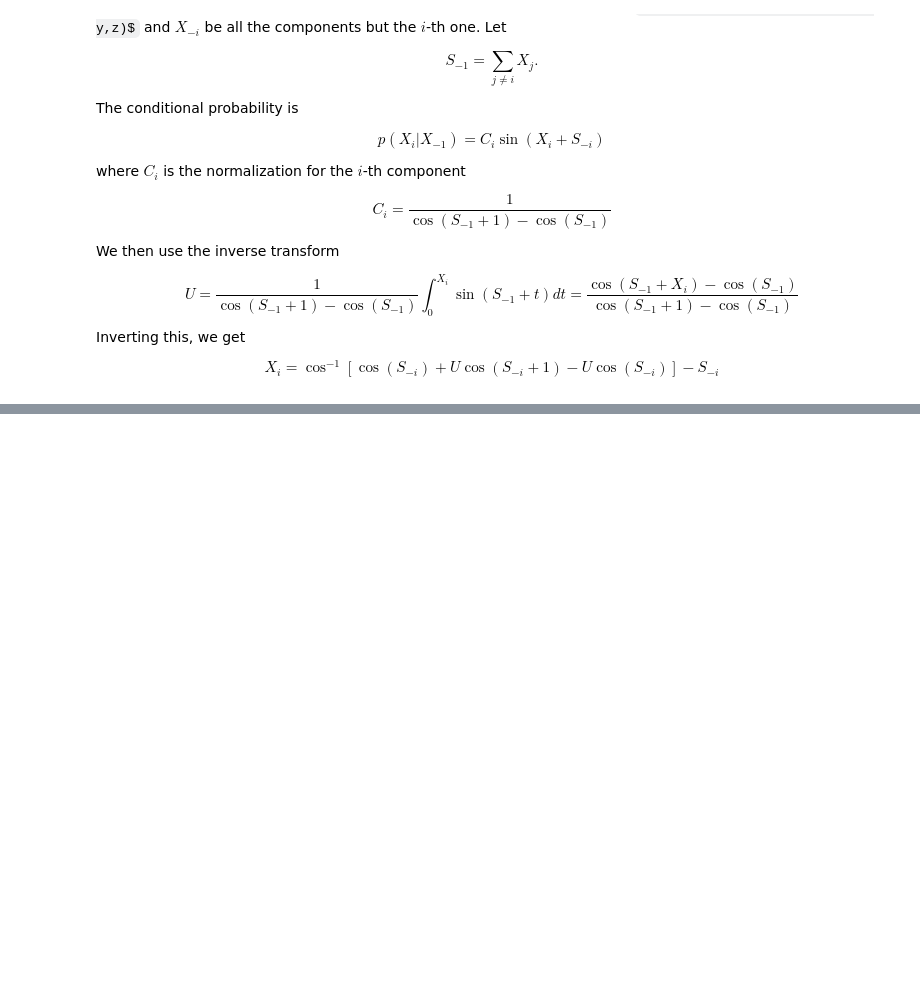
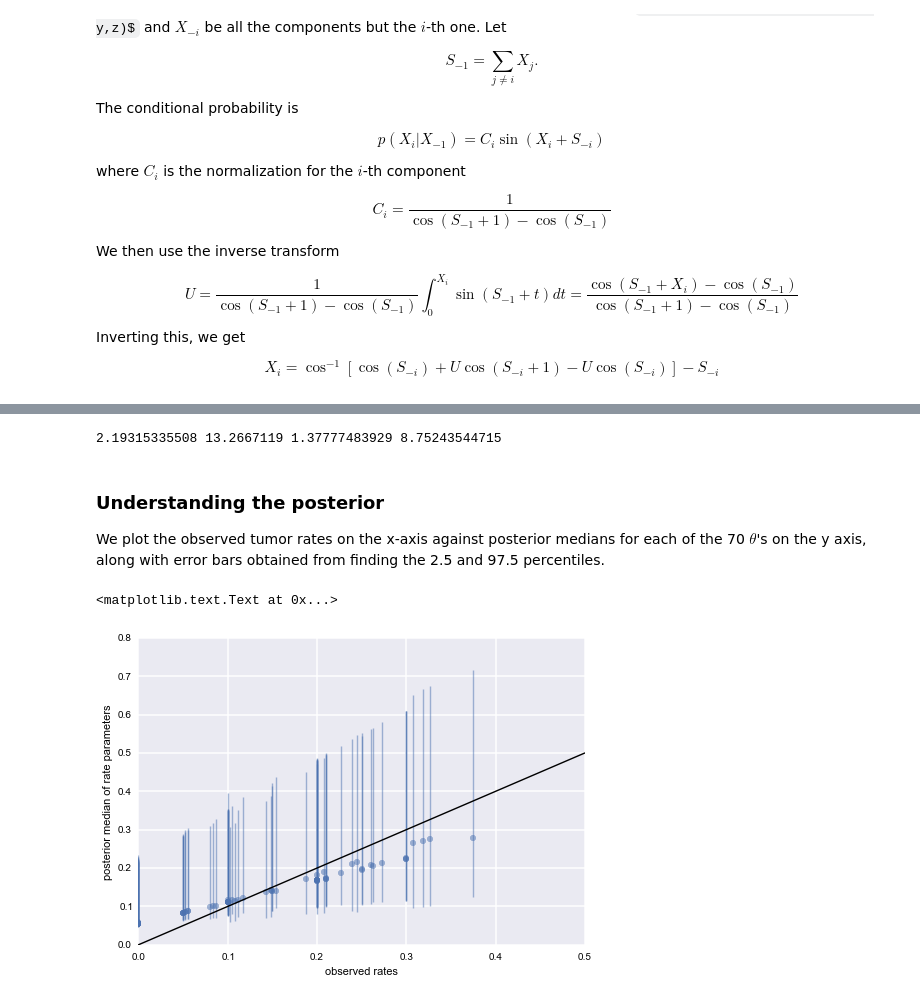
Before and after one commit to AM207/Site, a Jupyter notebook: am207/content/notebooks/Lecture9_Gibbs.ipynb, the cells around one changed output, grey strips where cells are left out. Cells and saved outputs as stored; diff of their text form; code cells hidden in the pictures; some formulas as TeX source; blank space fills up the shorter version.

```diff
--- a/am207/content/notebooks/Lecture9_Gibbs.ipynb
+++ b/am207/content/notebooks/Lecture9_Gibbs.ipynb
@@ -394,0 +772,24 @@ print np.mean(h)
+# %%
+print np.median(alphatrace), np.median(betatrace), a,b
+# %% [output]
+2.19315335508 13.2667119 1.37777483929 8.75243544715
+# %% [markdown]
+### Understanding the posterior
+
+We plot the observed tumor rates on the x-axis against posterior medians for each of the 70 $\theta$'s on the y axis, along with error bars obtained from finding the 2.5 and 97.5 percentiles.
+# %%
+percentiles=np.percentile(thetastrace, [2.5,50.0, 97.5], axis=0)
+lowerthetas, medianthetas, upperthetas=percentiles
+elowertheta = medianthetas - lowerthetas
+euppertheta = upperthetas - medianthetas
+# %%
+ratios=tumory.astype(float)/tumorn
+# %%
+plt.errorbar(ratios,
+             medianthetas, yerr=[lowerthetas,upperthetas], fmt='o', alpha=0.5)
+plt.plot([0,0.5],[0,0.5],'k-')
+plt.xlabel("observed rates")
+plt.ylabel("posterior median of rate parameters")
+# %% [output]
+<matplotlib.text.Text at 0x...>
+[figure, added]
```
Also changed, not shown: parts of 46 cells of this notebook, 6 other files.
